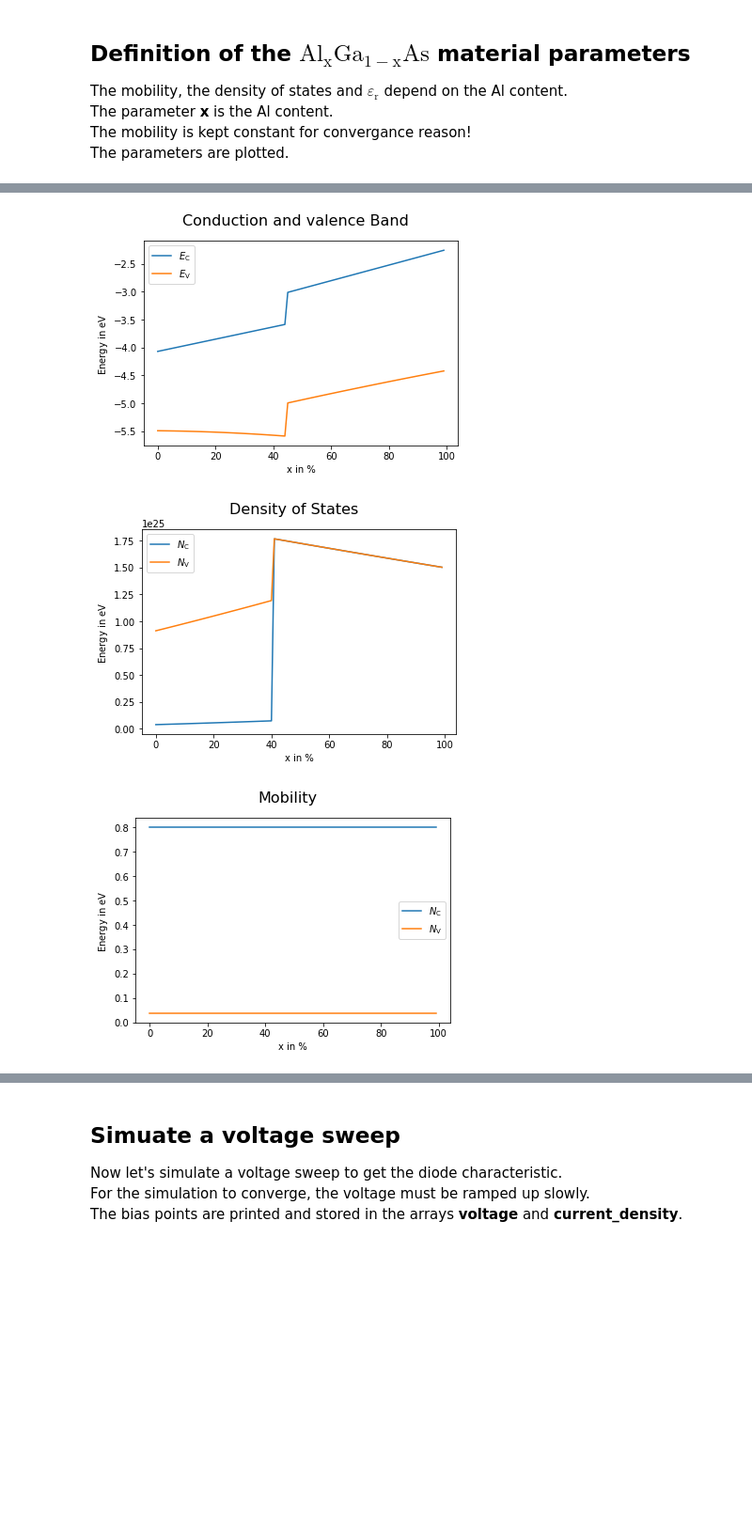
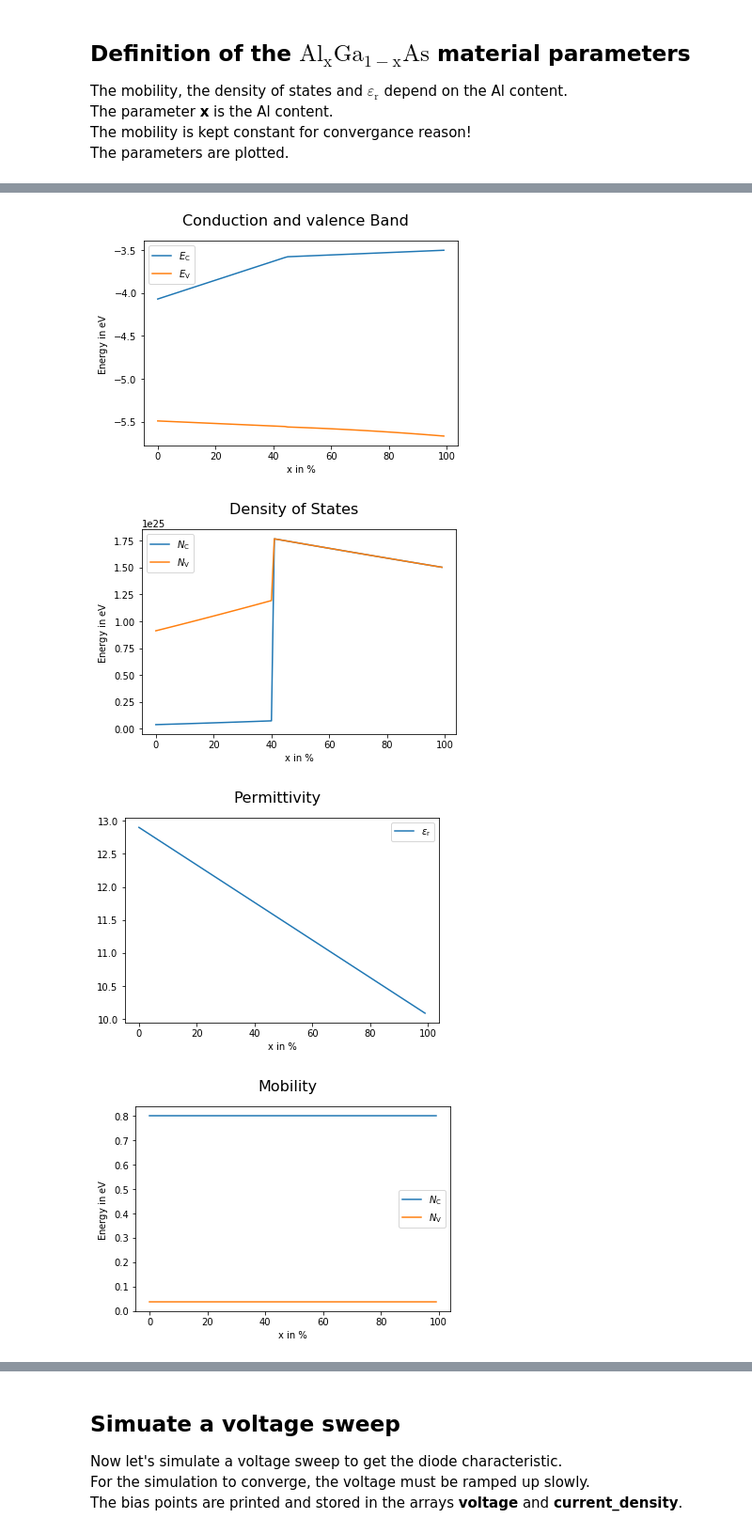
Before and after one commit to pabele/synumses, a Jupyter notebook: examples/jupyter/02_GaAs_LED/01_AlGaAs_LED.ipynb, the cells around one changed output, grey strips where cells are left out. Shown: that part at 94% size. Drawn from its saved outputs; the diff is of its cells as text; code cells hidden in the pictures; blank space fills up the shorter version.

```diff
--- a/examples/jupyter/02_GaAs_LED/01_AlGaAs_LED.ipynb
+++ b/examples/jupyter/02_GaAs_LED/01_AlGaAs_LED.ipynb
@@ -26,11 +26,11 @@ def material_AlGaAs(x):
 
     if (x<0.45):
             Chi = 4.07 - 1.1*x
-            Eg = 1.424 + 1.155*x + 0.37*x**2
+            Eg = 1.422 + 1.2475*x
 
             mu_n=(8000 - 22000*x + 10000*x**2)*1E-4
     else:
-            Chi  = 3.64 - 1.4*x
+            Chi  = 3.64 - 0.14*x
             Eg   = 1.9  + 0.124*x + 0.147*x**2
             mu_n = (255 +  1160*x -   720*x**2)*1E-4
 
@@ -47,10 +47,12 @@ def material_AlGaAs(x):
         Nv = 4.82E21*T**(3/2)*(0.85-0.14*x)**(3/2)
 
 
+
+    Er = 12.90-2.84*x
+
     # ****************************************************
     # For varying mobilities the solver does not converge
     # ****************************************************
-
     x = 0.0
 
     mu_n = 8000*1E-4
@@ -60,6 +62,7 @@ def material_AlGaAs(x):
             "Eg":Eg,
             "Nc":Nc,
             "Nv":Nv,
+            "Er": Er,
             "mu_n":mu_n,
             "mu_p":mu_p}
           )
@@ -68,6 +71,7 @@ Chi = []
 Eg = []
 Nv = []
 Nc = []
+Er = []
 mu_n = []
 mu_p = []
 
@@ -78,6 +82,7 @@ for x in np.arange(0, 1, 1E-2):
     Eg.append(material_AlGaAs(x)["Eg"])
     Nv.append(material_AlGaAs(x)["Nv"])
     Nc.append(material_AlGaAs(x)["Nc"])
+    Er.append(material_AlGaAs(x)["Er"])
     mu_n.append(material_AlGaAs(x)["mu_n"])
     mu_p.append(material_AlGaAs(x)["mu_p"])
 
@@ -85,6 +90,7 @@ Chi = np.array(Chi)
 Eg = np.array(Eg)
 Nv = np.array(Nv)
 Nc = np.array(Nc)
+Er = np.array(Er)
 mu_p = np.array(mu_p)
 mu_n = np.array(mu_n)
 
@@ -138,6 +144,22 @@ axis.legend()
 plt.show()
 
 #
+# Plot Er
+#
+fig, axis = plt.subplots(1,1, sharey=True)
+fig.suptitle("Permittivity", fontsize=16)
+
+axis.plot(Er, label=r'$\varepsilon_\mathrm{r}$')
+
+plt.xlabel(r"x in %")
+plt.ylabel(r"")
+
+#plt.ylim(-.4, 2.4)
+
+axis.legend()
+plt.show()
+
+#
 # Plot mobility
 #
 fig, axis = plt.subplots(1,1, sharey=True)
@@ -159,5 +181,6 @@ plt.show()
-[figure, old version]
+[figure, new version]
 [figure]
-[figure, old version]
+[figure, new version]
+[figure, added]
 # %% [markdown]
 ## Definiton of the $\mathrm{Al_{x}Ga_{1-x}As}$ diode
```
Also changed, not shown: parts of 12 cells of this notebook, 38 other files.
